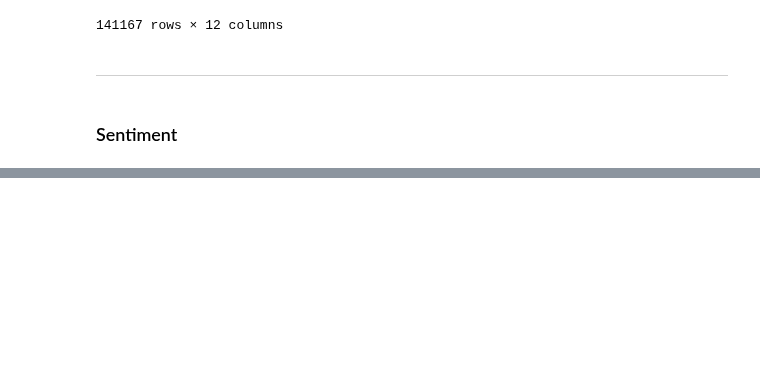
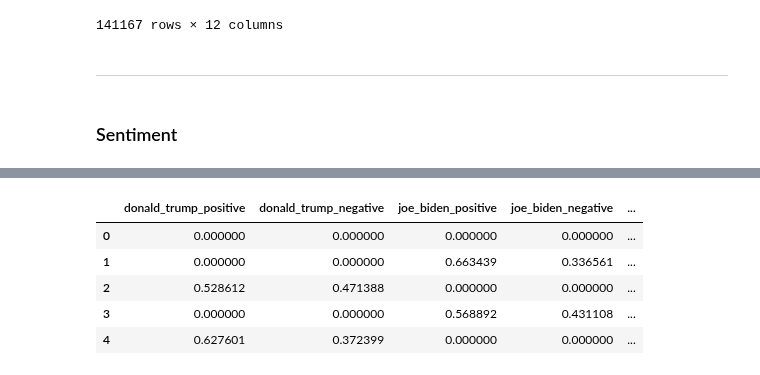
Before and after one commit to bnvulpe/votecore, a Jupyter notebook: scripts/dataset_creation.ipynb, the cells around one changed output, grey strips where cells are left out. Saved outputs shown, nothing was run; the diff lists cells and outputs as text; code cells hidden in the pictures; blank space fills up the shorter version.

Commit message:
sentiment vals

```diff
--- a/scripts/dataset_creation.ipynb
+++ b/scripts/dataset_creation.ipynb
@@ -471,0 +480,5 @@ process_sentiment(text)
+# %%
+text = df.iloc[141162]["body"]
+print(text)
+
+process_sentiment(text)
@@ -471,0 +491,22 @@ process_sentiment(text)
+# %%
+import tqdm
+
+columns = ['donald_trump_positive', 'donald_trump_negative', 'joe_biden_positive', 'joe_biden_negative', 'kamala_harris_positive', 'kamala_harris_negative']
+candidates = ['donald_trump', 'joe_biden', 'kamala_harris']
+sentiment_df = pd.DataFrame(columns=columns)
+for index, row in tqdm.tqdm(df.iterrows()):
+    text = row['title'] + " " + row['body']
+    sentiment = process_sentiment(text)
+    row_values = []
+    for candidate in candidates:
+        row_values += sentiment[candidate]["scores"]
+    sentiment_df.loc[index] = row_values
+
+sentiment_df.head()
+# %% [output]
+|  | donald_trump_positive | donald_trump_negative | joe_biden_positive | joe_biden_negative | ... |
+| 0 | 0.000000 | 0.000000 | 0.000000 | 0.000000 | ... |
+| 1 | 0.000000 | 0.000000 | 0.663439 | 0.336561 | ... |
+| 2 | 0.528612 | 0.471388 | 0.000000 | 0.000000 | ... |
+| 3 | 0.000000 | 0.000000 | 0.568892 | 0.431108 | ... |
+| 4 | 0.627601 | 0.372399 | 0.000000 | 0.000000 | ... |
```
Also changed, not shown: parts of 7 cells of this notebook, 1 other file.
